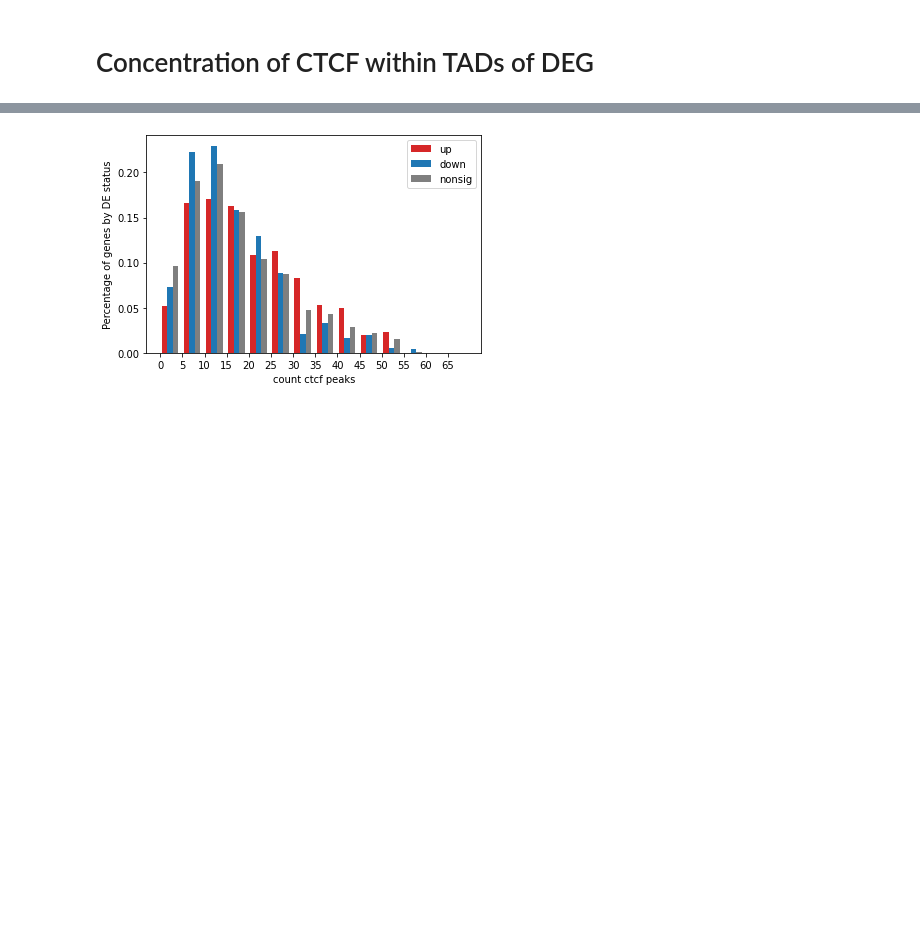
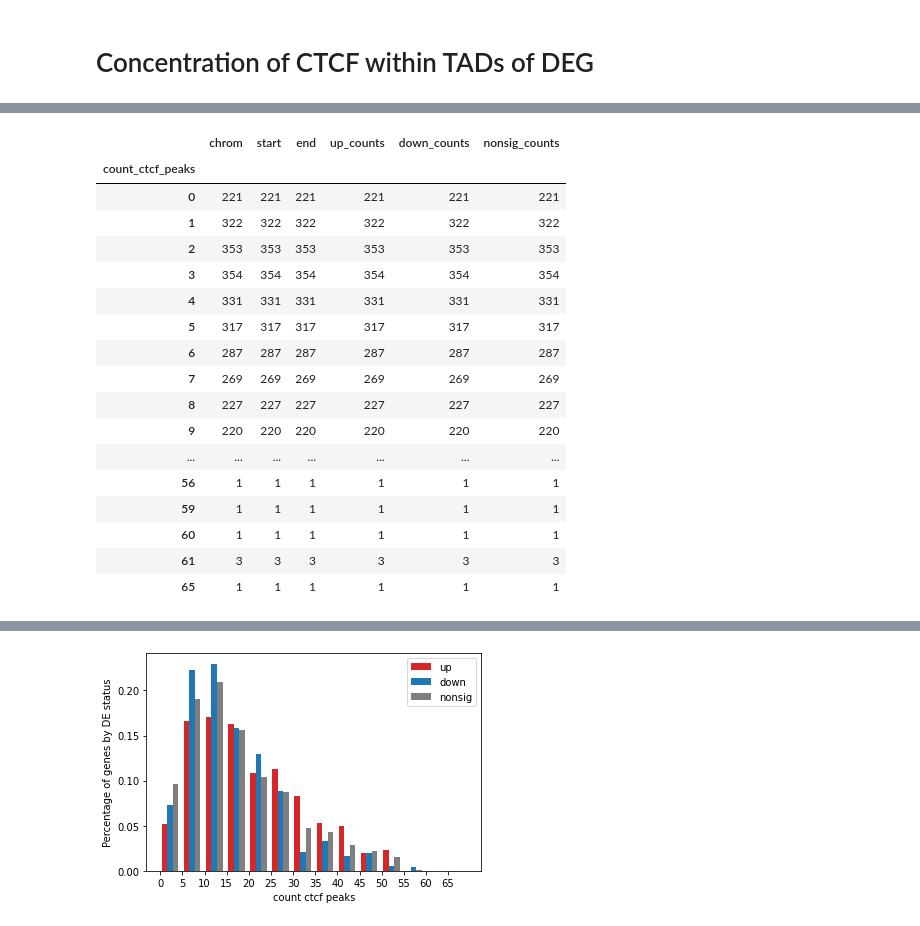
Before and after one commit to Bozhie/transcription_3Dfolding, a Jupyter notebook: transcription_3dfolding/transcription_data_analysis/20221108_dNipBL_proximal_proteins.ipynb, the cells around one changed output, grey strips where cells are left out. Saved outputs shown, nothing was run; the diff lists cells and outputs as text; code cells hidden in the pictures; blank space fills up the shorter version.

```diff
--- a/transcription_3dfolding/transcription_data_analysis/20221108_dNipBL_proximal_proteins.ipynb
+++ b/transcription_3dfolding/transcription_data_analysis/20221108_dNipBL_proximal_proteins.ipynb
@@ -281 +262,22 @@ RangeIndex(start=0, stop=8, step=1)
+# %%
+region_df.groupby(region_group_col).count()
+# %% [output]
+|  | chrom | start | end | up_counts | down_counts | nonsig_counts |
+| count_ctcf_peaks |  |  |  |  |  |  |
+| 0 | 221 | 221 | 221 | 221 | 221 | 221 |
+| 1 | 322 | 322 | 322 | 322 | 322 | 322 |
+| 2 | 353 | 353 | 353 | 353 | 353 | 353 |
+| 3 | 354 | 354 | 354 | 354 | 354 | 354 |
+| 4 | 331 | 331 | 331 | 331 | 331 | 331 |
+| 5 | 317 | 317 | 317 | 317 | 317 | 317 |
+| 6 | 287 | 287 | 287 | 287 | 287 | 287 |
+| 7 | 269 | 269 | 269 | 269 | 269 | 269 |
+| 8 | 227 | 227 | 227 | 227 | 227 | 227 |
+| 9 | 220 | 220 | 220 | 220 | 220 | 220 |
+| ... | ... | ... | ... | ... | ... | ... |
+| 56 | 1 | 1 | 1 | 1 | 1 | 1 |
+| 59 | 1 | 1 | 1 | 1 | 1 | 1 |
+| 60 | 1 | 1 | 1 | 1 | 1 | 1 |
+| 61 | 3 | 3 | 3 | 3 | 3 | 3 |
+| 65 | 1 | 1 | 1 | 1 | 1 | 1 |
 # %%
```
Also changed, not shown: parts of 28 cells of this notebook, 2 other files.
